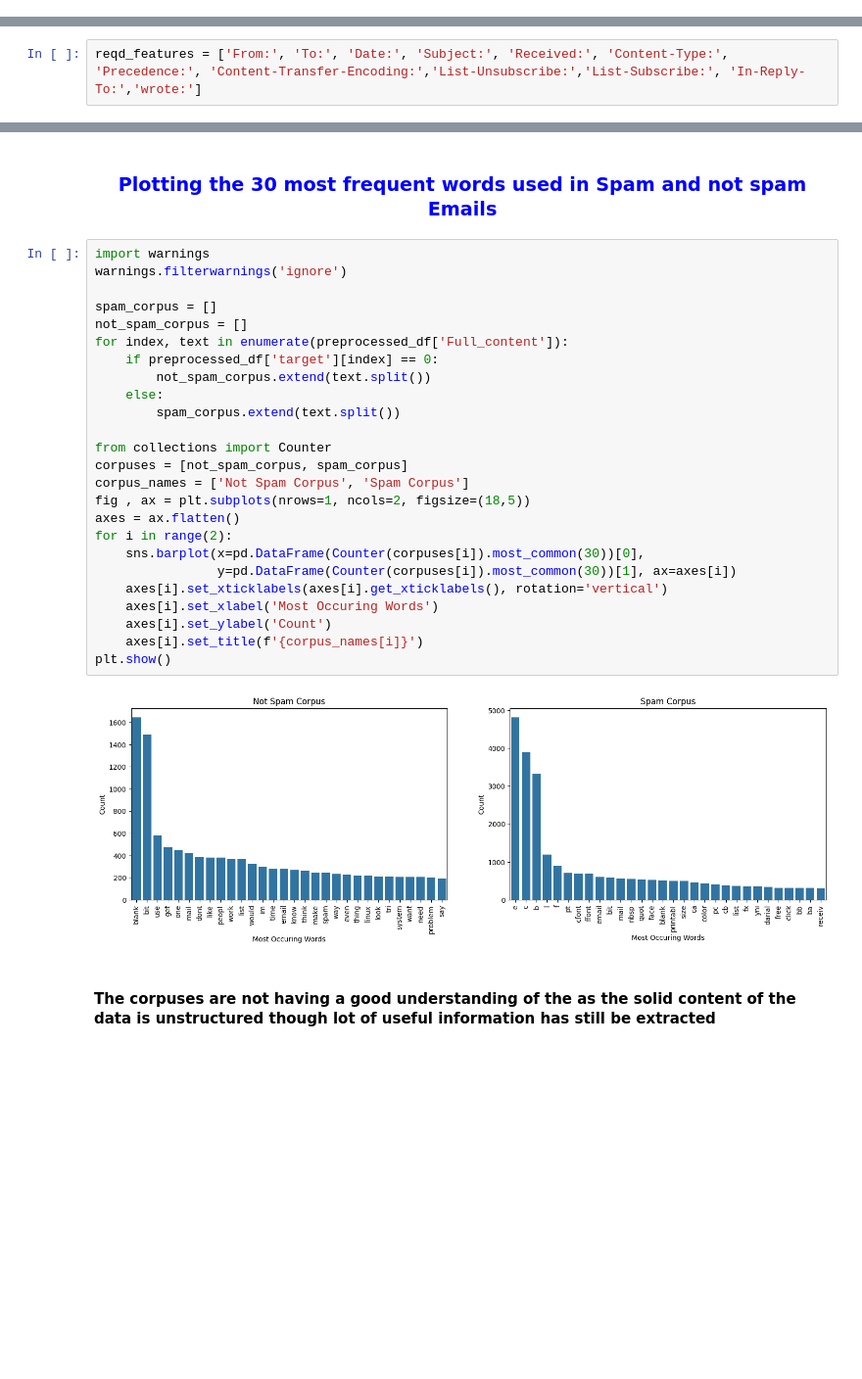
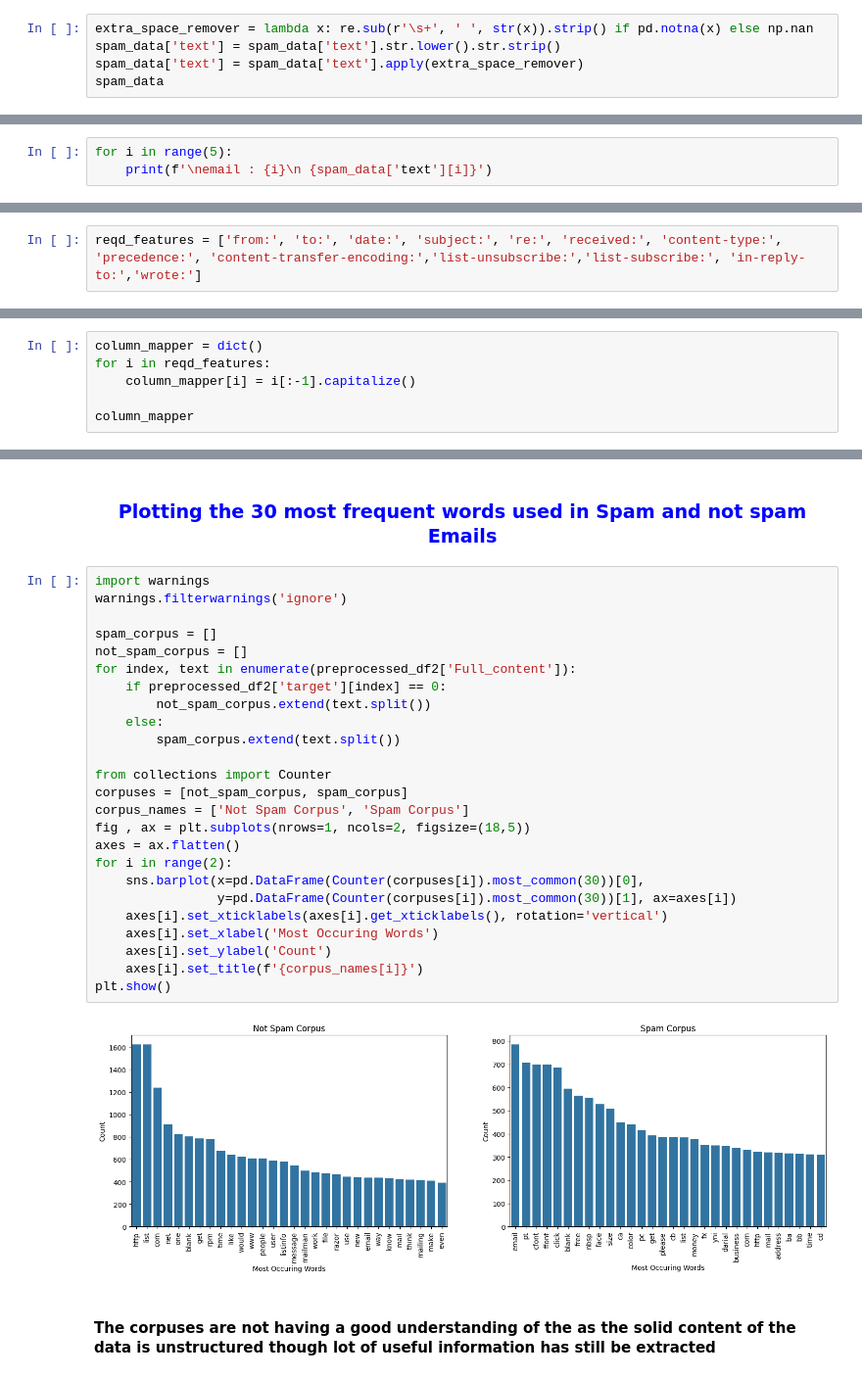
Before and after one commit to anthonyrodrigues443/Email-Spam-Classification, a Jupyter notebook: NLP (Email Spam Classification).ipynb, the cells around one changed output, grey strips where cells are left out. Shown at 98% size. Drawn from its saved outputs; the diff is of its cells as text; blank space fills up the shorter version.

Commit message:
update text cleaning function

```diff
--- a/NLP (Email Spam Classification).ipynb
+++ b/NLP (Email Spam Classification).ipynb
@@ -94,0 +145,5 @@ memory usage: 90.7+ KB
+# %%
+extra_space_remover = lambda x: re.sub(r'\s+', ' ', str(x)).strip() if pd.notna(x) else np.nan
+spam_data['text'] = spam_data['text'].str.lower().str.strip()
+spam_data['text'] = spam_data['text'].apply(extra_space_remover)
+spam_data
@@ -94,0 +164,3 @@ memory usage: 90.7+ KB
+# %%
+for i in range(5):
+    print(f'\nemail : {i}\n {spam_data['text'][i]}')
@@ -165,7 +252,7 @@ counts_data.sort_values(by='VALUES',ascending=False)
 # %% [markdown]
 <h3><font face=verdona> Creating dataframe for required features
 # %%
-reqd_features = ['From:', 'To:', 'Date:', 'Subject:', 'Received:', 'Content-Type:', 'Precedence:', 'Content-Transfer-Encoding:','List-Unsubscribe:','List-Subscribe:', 'In-Reply-To:','wrote:']
+reqd_features = ['from:', 'to:', 'date:', 'subject:', 're:', 'received:', 'content-type:', 'precedence:', 'content-transfer-encoding:','list-unsubscribe:','list-subscribe:', 'in-reply-to:','wrote:']
 # %%
 def return_dicts(email_text, reqd_features=reqd_features):
     data = dict()
@@ -292,0 +302,6 @@ spam_data
+# %%
+column_mapper = dict()
+for i in reqd_features:
+    column_mapper[i] = i[:-1].capitalize()
+
+column_mapper
@@ -1252,30 +1650,30 @@ preprocessed_df2.fillna("blank", inplace=True)
 # %%
 import warnings
 warnings.filterwarnings('ignore')
 
 spam_corpus = []
 not_spam_corpus = []
-for index, text in enumerate(preprocessed_df['Full_content']):
-    if preprocessed_df['target'][index] == 0:
+for index, text in enumerate(preprocessed_df2['Full_content']):
+    if preprocessed_df2['target'][index] == 0:
         not_spam_corpus.extend(text.split())
     else:
         spam_corpus.extend(text.split())
 
 from collections import Counter
 corpuses = [not_spam_corpus, spam_corpus]
 corpus_names = ['Not Spam Corpus', 'Spam Corpus']
 fig , ax = plt.subplots(nrows=1, ncols=2, figsize=(18,5))
 axes = ax.flatten()
 for i in range(2):
     sns.barplot(x=pd.DataFrame(Counter(corpuses[i]).most_common(30))[0],
                 y=pd.DataFrame(Counter(corpuses[i]).most_common(30))[1], ax=axes[i])
     axes[i].set_xticklabels(axes[i].get_xticklabels(), rotation='vertical')
     axes[i].set_xlabel('Most Occuring Words')
     axes[i].set_ylabel('Count')
     axes[i].set_title(f'{corpus_names[i]}')
 plt.show()
 # %% [output]
-[figure, old version]
+[figure, new version]
 # %% [markdown]
 <h4><font face=verdona> The corpuses are not having a good understanding of the as the solid content of the data is unstructured though lot of useful information has still be extracted
 # %% [markdown]
```
Also changed, not shown: parts of 195 cells of this notebook.
